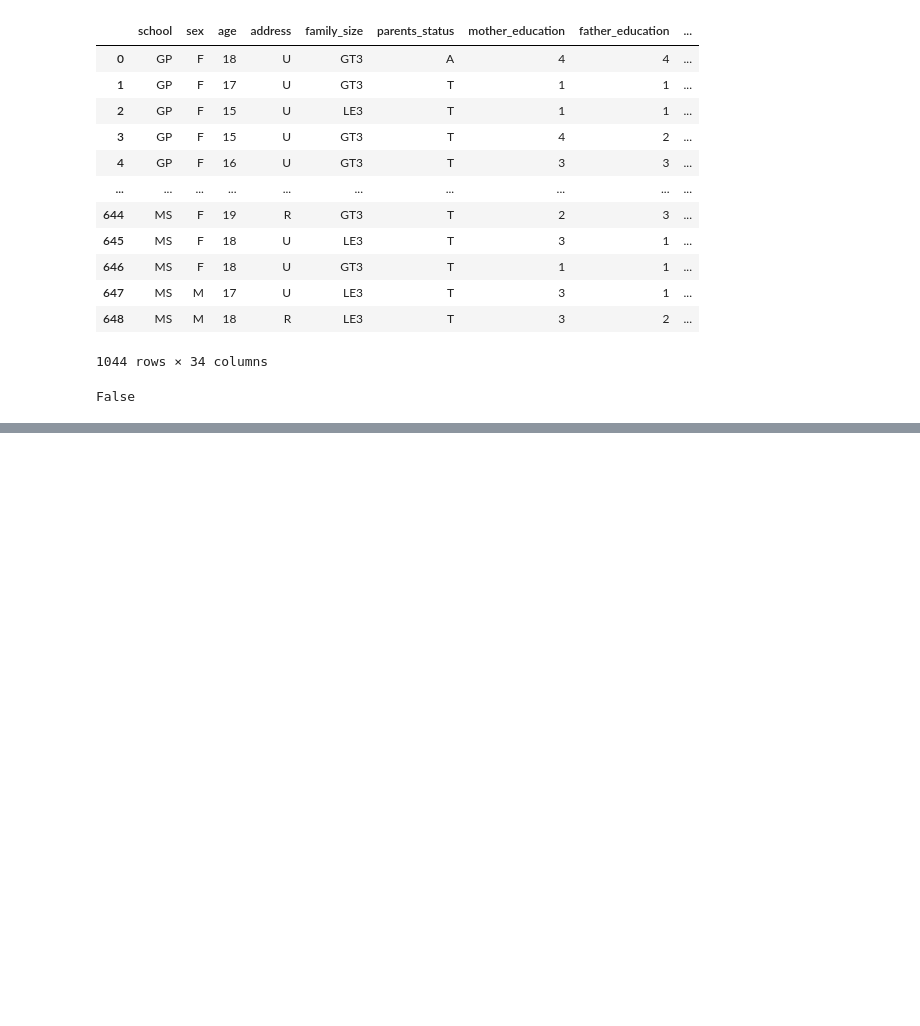
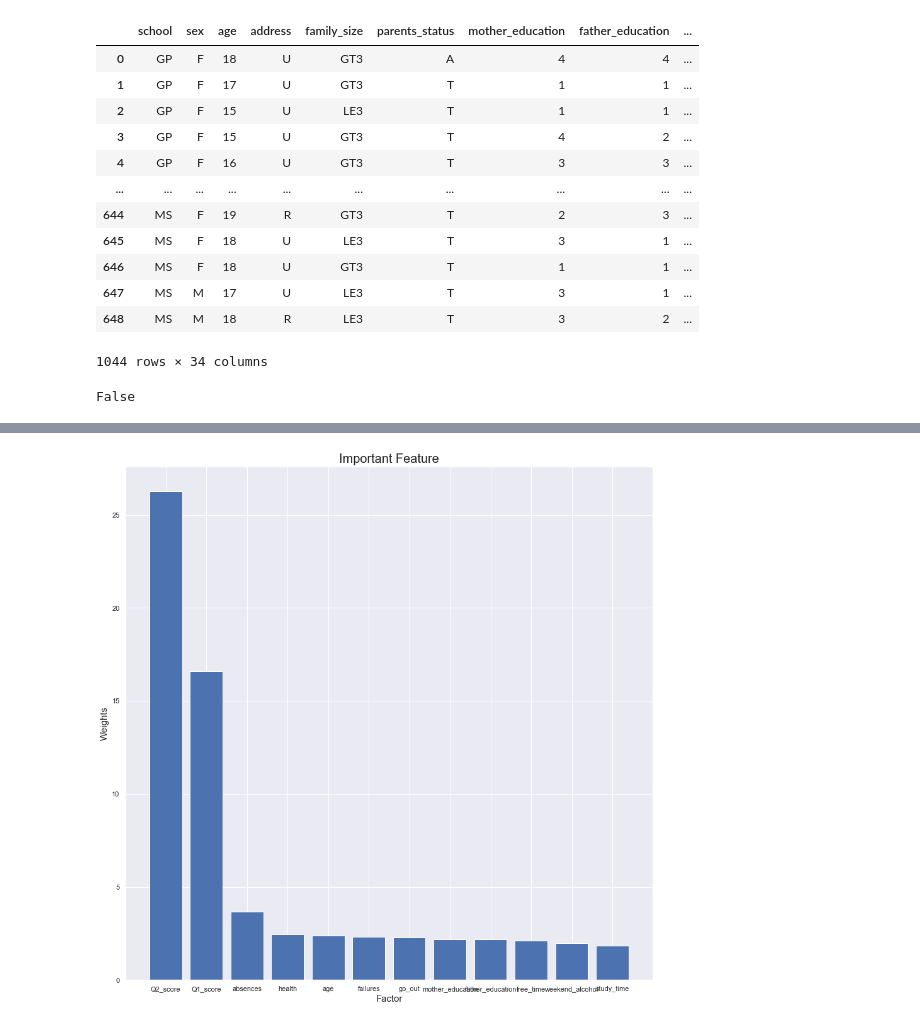
Before and after one commit to lekshmicnair/Final-Project, a Jupyter notebook: machine_learning_student_analysis.ipynb, the cells around one changed output, grey strips where cells are left out. Cells and saved outputs as stored; diff of their text form; code cells hidden in the pictures; blank space fills up the shorter version.

```diff
--- a/machine_learning_student_analysis.ipynb
+++ b/machine_learning_student_analysis.ipynb
@@ -241,6 +258,7 @@ clf.score(X_test, y_test)
 # %%
 from sklearn.ensemble import RandomForestClassifier
-rf = RandomForestClassifier(n_estimators=200)
+from sklearn.feature_selection import SelectFromModel
+rf = RandomForestClassifier(n_estimators=500)
 rf = rf.fit(X_train, y_train)
 rf.score(X_test, y_test)
 # %% [output]
@@ -248,3 +282,4 @@ rf.score(X_test, y_test)
 # %%
-sorted(zip(rf.feature_importances_, feature_names), reverse=True)
+important_factors=sorted(zip(rf.feature_importances_, feature_names), reverse=True)
+important_factors
 # %% [output]
@@ -267,0 +305,7 @@ sorted(zip(rf.feature_importances_, feature_names), reverse=True)
+# %%
+
+
+important_factors_full_df = pd.DataFrame (important_factors,columns=['Weight','Factor'])
+important_factors_df= important_factors_full_df.head(12)
+
+important_factors_df
@@ -267,0 +326,10 @@ sorted(zip(rf.feature_importances_, feature_names), reverse=True)
+# %%
+plt.figure(figsize=(15,15))
+plt.xticks(range(len(important_factors_df['Weight']*100)), important_factors_df['Factor'])
+plt.xlabel('Factor',fontsize=15)
+plt.ylabel('Weights',fontsize=15)
+plt.title('Important Feature',fontsize=20)
+plt.bar(range(len(important_factors_df['Weight']*100)), (important_factors_df['Weight']*100))
+plt.show()
+# %% [output]
+[figure, added]
```
Also changed, not shown: parts of 35 cells of this notebook, 1 other file.
